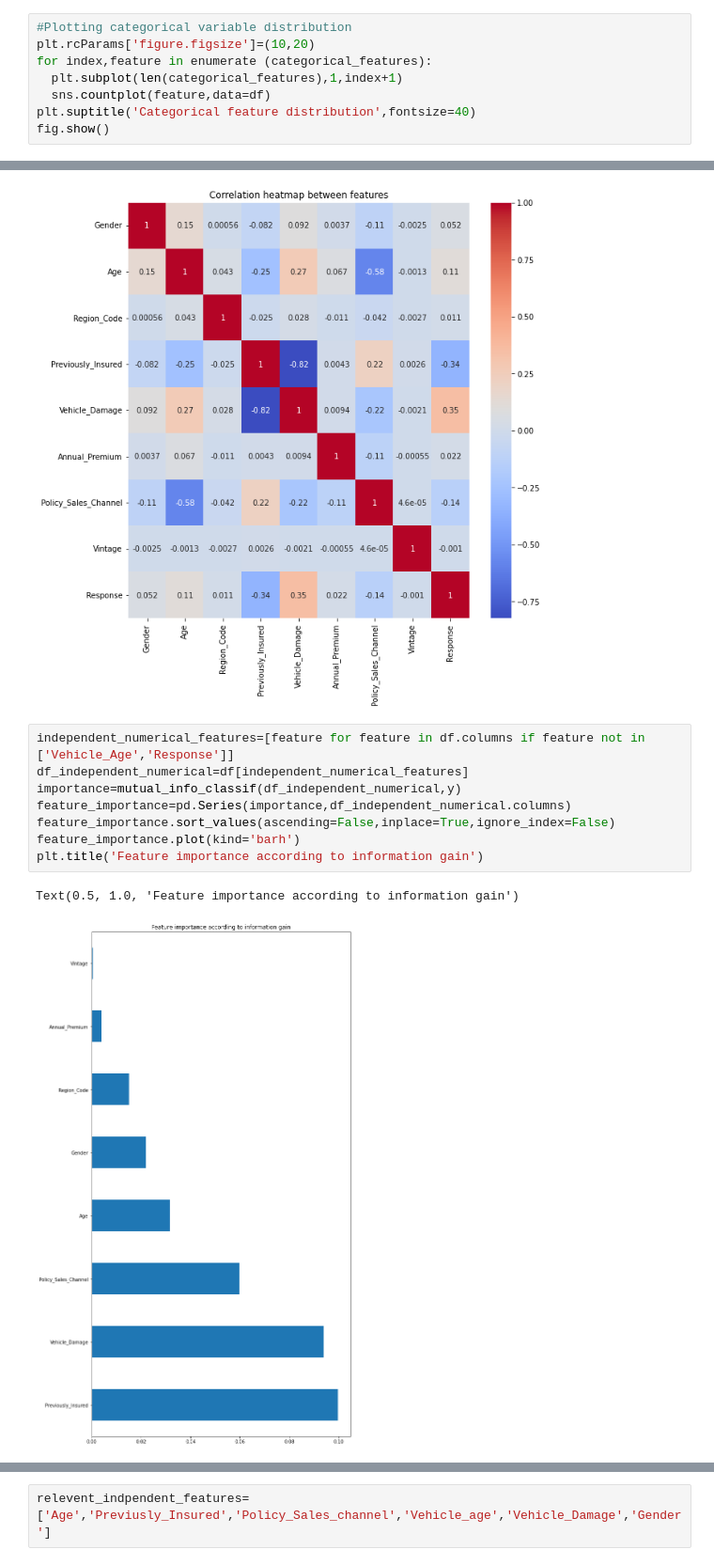
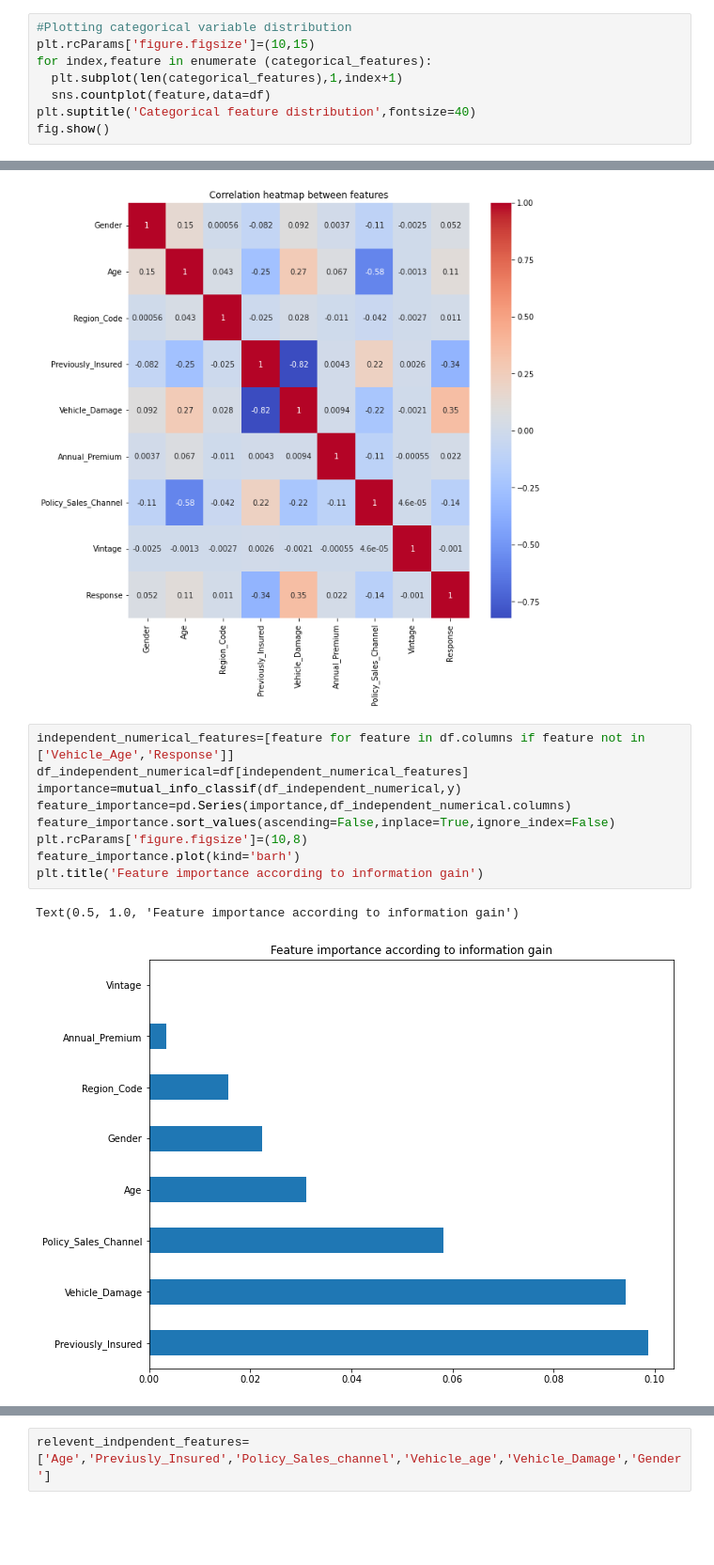
Before and after one commit to shiyasAli/Health-insurance-cross-sell-prediction, a Jupyter notebook: Copy_of_HEALTH_INSURANCE_CROSS_SELL_PREDICTION.ipynb, the cells around one changed output, grey strips where cells are left out. Shown at 94% size. Saved outputs shown, nothing was run; the diff lists cells and outputs as text; blank space fills up the shorter version.

```diff
--- a/Copy_of_HEALTH_INSURANCE_CROSS_SELL_PREDICTION.ipynb
+++ b/Copy_of_HEALTH_INSURANCE_CROSS_SELL_PREDICTION.ipynb
@@ -228,6 +228,6 @@ We have seen the distribution of numerical  features.Now let's see how categoric
 # %%
 #Plotting categorical variable distribution
-plt.rcParams['figure.figsize']=(10,20)
+plt.rcParams['figure.figsize']=(10,15)
 for index,feature in enumerate (categorical_features):
   plt.subplot(len(categorical_features),1,index+1)
   sns.countplot(feature,data=df)
@@ -304,12 +304,13 @@ plt.show()
 # %%
 independent_numerical_features=[feature for feature in df.columns if feature not in ['Vehicle_Age','Response']]
 df_independent_numerical=df[independent_numerical_features]
 importance=mutual_info_classif(df_independent_numerical,y)
 feature_importance=pd.Series(importance,df_independent_numerical.columns)
 feature_importance.sort_values(ascending=False,inplace=True,ignore_index=False)
+plt.rcParams['figure.figsize']=(10,8)
 feature_importance.plot(kind='barh')
 plt.title('Feature importance according to information gain')
 # %% [output]
 Text(0.5, 1.0, 'Feature importance according to information gain')
-[figure, old version]
+[figure, new version]
 # %% [markdown]
```
Also changed, not shown: parts of 55 cells of this notebook.
